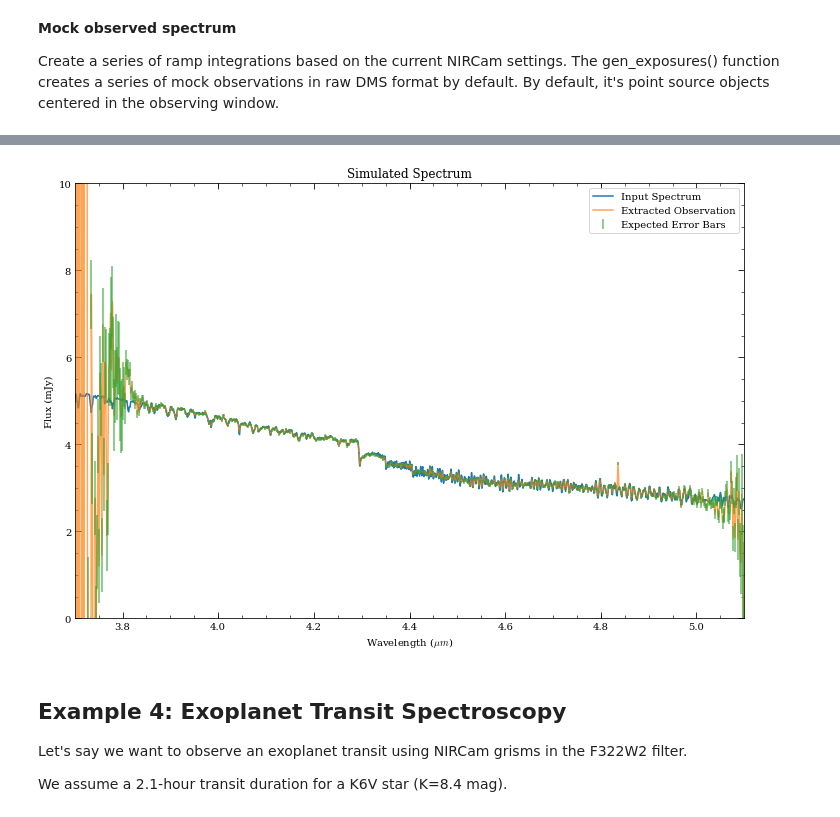
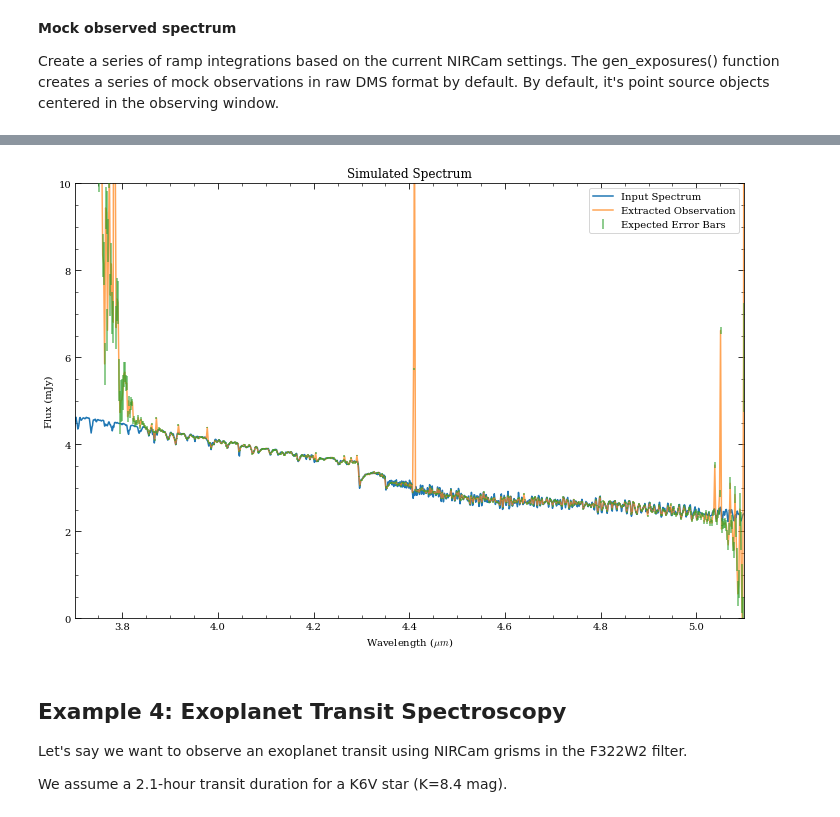
Before and after one commit to JarronL/pynrc, a Jupyter notebook: notebooks/Ramp_Optimization_Examples.ipynb, the cells around one changed output, grey strips where cells are left out. Drawn from its saved outputs; the diff is of its cells as text; code cells hidden in the pictures.

```diff
--- a/notebooks/Ramp_Optimization_Examples.ipynb
+++ b/notebooks/Ramp_Optimization_Examples.ipynb
@@ -318,19 +342,18 @@ res = nrc.gen_exposures(im_slope=im_slope, return_results=True, targ_name='sp_M9
 # %%
-header = res[0]['PRIMARY'].header
-tvals = (np.arange(header['NGROUPS'])+1) * header['TGROUP']
+tvals = nrc.Detector.times_group_avg
+
+header = res['PRIMARY'].header
+data_all = res['SCI'].data
 slope_list = []
-
-for hdul in res:
-    header = hdul['PRIMARY'].header
-    data = hdul['SCI'].data
+for data in tqdm(data_all):
     ref = pynrc.ref_pixels.NRC_refs(data, header, DMS=True, do_all=False)
     ref.calc_avg_amps()
     ref.correct_amp_refs()
 
     # Linear fit to determine slope image
-    cf = nrc_utils.jl_poly_fit(tvals, ref.data, deg=1)
+    cf = jl_poly_fit(tvals, ref.data, deg=1)
     slope_list.append(cf[1])
 
 # Create a master averaged slope image
 slopes_all = np.array(slope_list)
-slope_sim = slopes_all.mean(axis=0) * nrc.Detectors[0].gain
+slope_sim = slopes_all.mean(axis=0) * nrc.Detector.gain
@@ -337,11 +367,9 @@ slope_sim = slopes_all.mean(axis=0) * nrc.Detectors[0].gain
 # %%
-# Expand wspec to nx (fill value of 0)
-# Then shrink to a size excluding wspec=0
-# This assumes simulated spectrum is centered
-wspec = nrc_utils.pad_or_cut_to_size(wspec, nx)
 ind = wspec>0
 
 # Estimate background emission and subtract from slope_sim
 bg = np.median(slope_sim[:,~ind])
-slope_sim = slope_sim[:,ind] - bg
-wspec = wspec[ind]
+slope_sim -= bg
+# %%
+ind = wspec>0
+plt.plot(wspec[ind], slope_sim[63,ind])
@@ -349,8 +380,10 @@ wspec = wspec[ind]
 # Extract 2 spectral x 5 spatial pixels
 
 # First, cut out the central 5 pixels
-slope_sub = nrc_utils.pad_or_cut_to_size(slope_sim, (5,slope_sim.shape[1]))
-slope_sub_ideal = nrc_utils.pad_or_cut_to_size(imspec, (5,imspec.shape[1]))
+wspec_sub = wspec[ind]
+sh_new  = (5, len(wspec_sub))
+slope_sub = nrc_utils.pad_or_cut_to_size(slope_sim, sh_new)
+slope_sub_ideal = nrc_utils.pad_or_cut_to_size(imspec, sh_new)
 
 # Sum along the spatial axis
 spec = slope_sub.sum(axis=0)
@@ -358,11 +391,11 @@ spec_ideal = slope_sub_ideal.sum(axis=0)
 spec_ideal_rebin = nrc_utils.frebin(spec_ideal, scale=0.5, total=False)
 
 # Build a quick RSRF from extracted ideal spectral slope
-sp_M9V.convert('mjy')
-rsrf = spec_ideal / sp_M9V.sample(wspec*1e4)
+sp_M0V.convert('mjy')
+rsrf = spec_ideal / sp_M0V.sample(wspec_sub*1e4)
 
 # Rebin along spectral direction
-wspec_rebin = nrc_utils.frebin(wspec, scale=0.5, total=False)
+wspec_rebin = nrc_utils.frebin(wspec_sub, scale=0.5, total=False)
 spec_rebin_cal = nrc_utils.frebin(spec/rsrf, scale=0.5, total=False)
 # %%
 # Expected noise per extraction element
@@ -371,21 +404,21 @@ _spec_rebin = spec_ideal_rebin / snr_interp
 _spec_rebin_cal = _spec_rebin / nrc_utils.frebin(rsrf, scale=0.5, total=False)
 # %%
 fig, ax = plt.subplots(1,1, figsize=(12,8))
-ax.plot(sp_M9V.wave/1e4, sp_M9V.flux, label='Input Spectrum')
+ax.plot(sp_M0V.wave/1e4, sp_M0V.flux, label='Input Spectrum')
 ax.plot(wspec_rebin, spec_rebin_cal, alpha=0.7, label='Extracted Observation')
 ax.errorbar(wspec_rebin, spec_rebin_cal, yerr=_spec_rebin_cal, zorder=3,
-            fmt='none', label='Expected Error Bars', alpha=0.7)
+            fmt='none', label='Expected Error Bars', alpha=0.7, color='C2')
 
 ax.set_ylim([0,10])
 ax.set_xlim([3.7,5.1])
 
 ax.set_xlabel('Wavelength ($\mu m$)')
 ax.set_ylabel('Flux (mJy)')
 ax.set_title('Simulated Spectrum')
 
 ax.legend(loc='upper right');
 # %% [output]
-[figure, old version]
+[figure, new version]
 # %% [markdown]
 ## Example 4: Exoplanet Transit Spectroscopy
 
```
Also changed, not shown: parts of 30 cells of this notebook, 5 other files.
